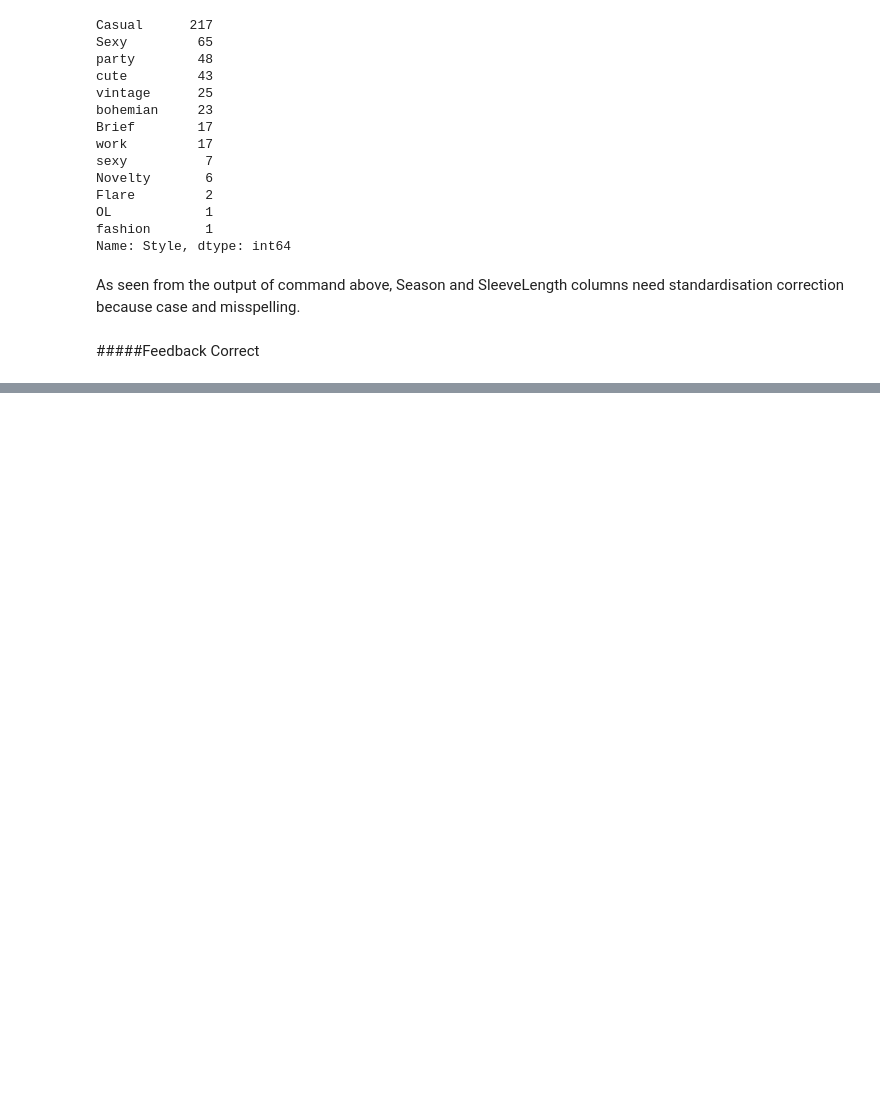
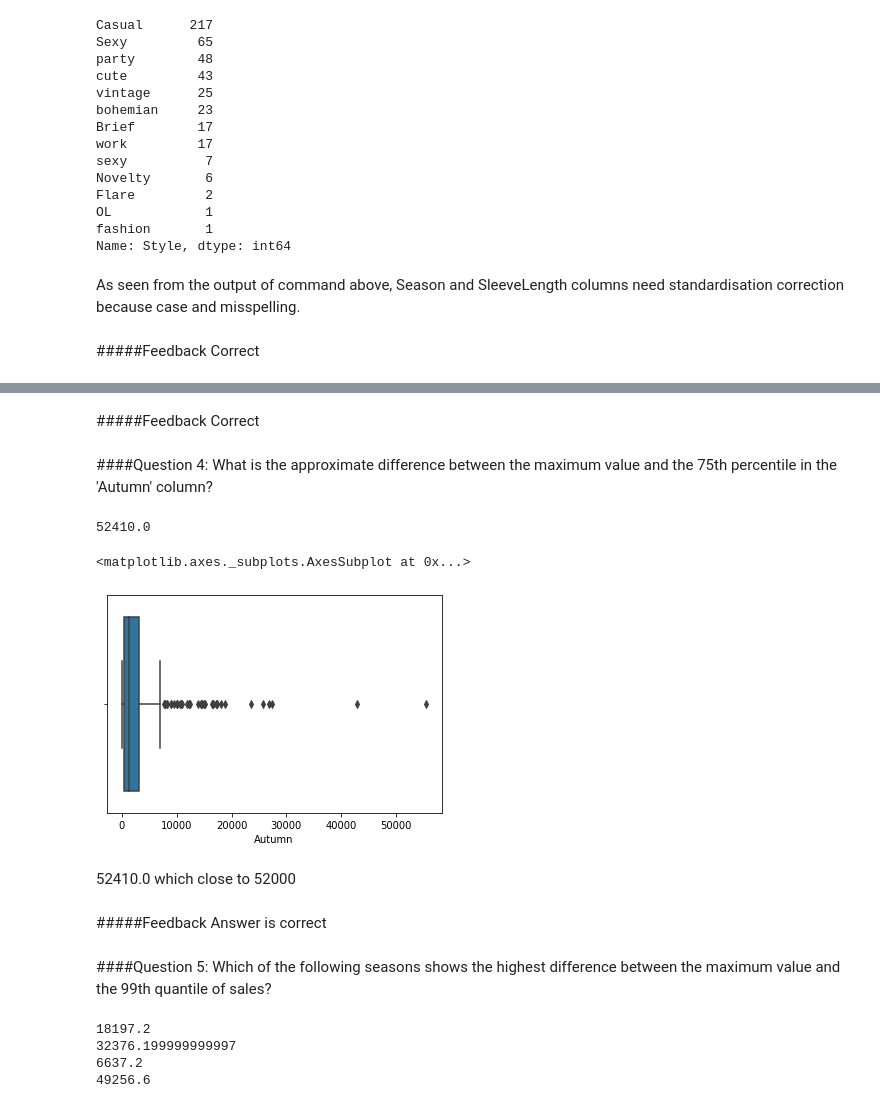
Before and after one commit to akhilkh1989/ml-algo, a Jupyter notebook: worksheets/EDAWorksheet.ipynb, the cells around one changed output, grey strips where cells are left out. Saved outputs shown, nothing was run; the diff lists cells and outputs as text; code cells hidden in the pictures; blank space fills up the shorter version.

```diff
--- a/worksheets/EDAWorksheet.ipynb
+++ b/worksheets/EDAWorksheet.ipynb
@@ -516,0 +645,23 @@ attr.SleeveLength= attr.SleeveLength.replace(['turndowncollor','urndowncollor'],
+# %% [markdown]
+#####Feedback
+Correct
+# %% [markdown]
+####Question 4:
+What is the approximate difference between the maximum value and the 75th percentile in the 'Autumn' column?
+# %%
+df2["Autumn"].describe()["max"] - df2["Autumn"].describe()["75%"]
+# %% [output]
+52410.0
+# %%
+sns.boxplot(df2["Autumn"])
+# %% [output]
+<matplotlib.axes._subplots.AxesSubplot at 0x...>
+[figure, added]
+# %% [markdown]
+52410.0 which close to 52000
+# %% [markdown]
+#####Feedback
+Answer is correct
+# %% [markdown]
+####Question 5:
+Which of the following seasons shows the highest difference between the maximum value and the 99th quantile of sales?
@@ -516,0 +672,10 @@ attr.SleeveLength= attr.SleeveLength.replace(['turndowncollor','urndowncollor'],
+# %%
+print(quantileDiff(df2["Winter"],0.9,1.0))
+print(quantileDiff(df2["Summer"],0.9,1.0))
+print(quantileDiff(df2["Spring"],0.9,1.0))
+print(quantileDiff(df2["Autumn"],0.9,1.0))
+# %% [output]
+18197.2
+32376.199999999997
+6637.2
+49256.6
```
Also changed, not shown: parts of 25 cells of this notebook.
